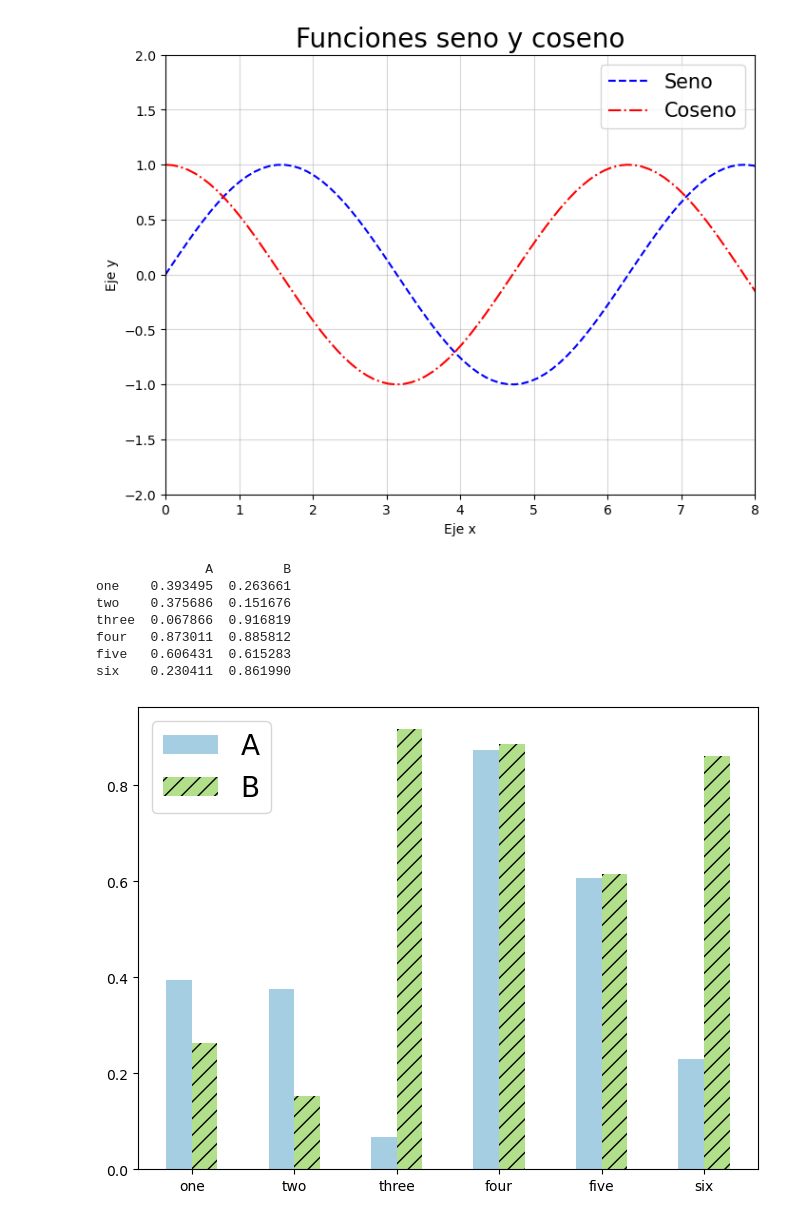
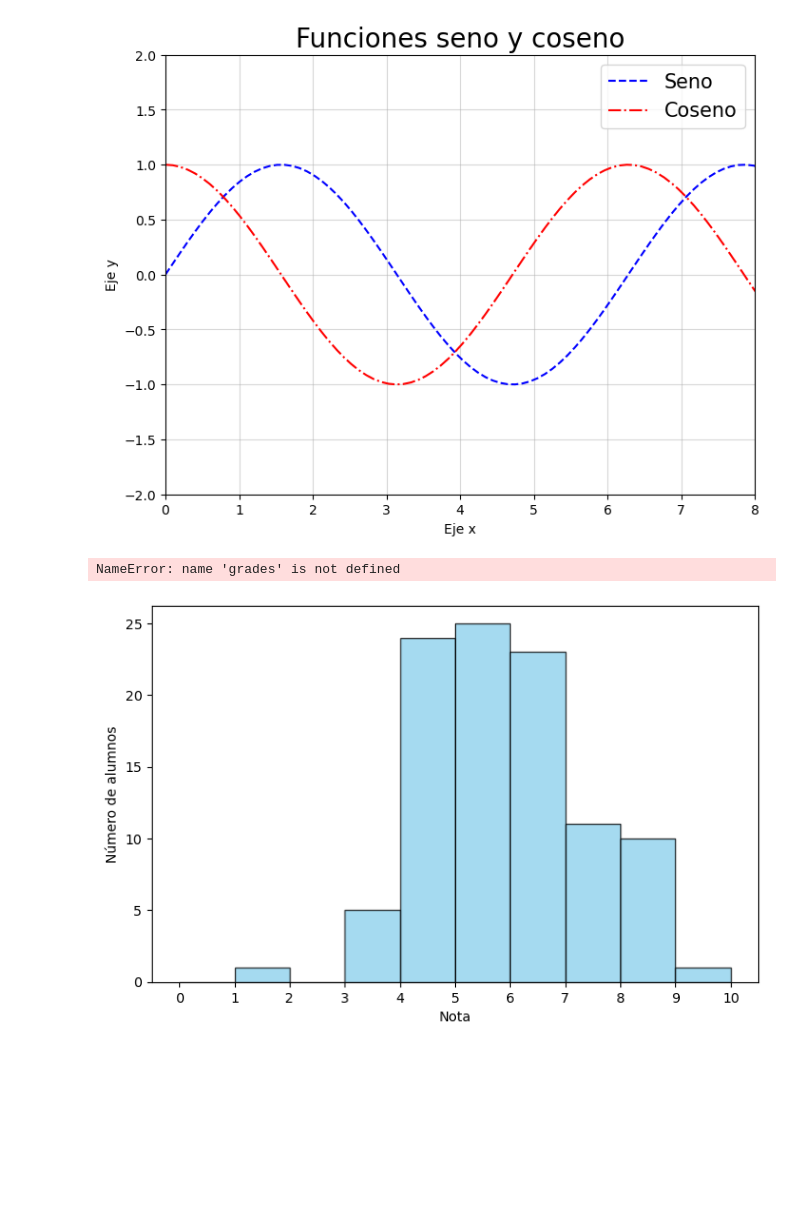
Before and after one commit to xianacarrera/python_course_2025, a Jupyter notebook: pruebas.ipynb, the cells around one changed output. Cells and saved outputs as stored; diff of their text form; code cells hidden in the pictures; blank space fills up the shorter version.

```diff
--- a/pruebas.ipynb
+++ b/pruebas.ipynb
@@ -318,28 +320,22 @@ plt.show()
 # %% [output]
 [figure]
 # %%
-# Generar datos simulados (calificaciones de 200 estudiantes)
-grades = np.random.normal(loc=70, scale=15, size=200)  # Media 70, desviación 15
+# 100 muestras de una distribución normal de media 6 y std 1
+notas = np.random.normal(loc=6, scale=1.5, size=100)
 
 # Crear histograma
 plt.figure(figsize=(8, 5))
-plt.hist(grades, bins=10, color='skyblue', edgecolor='black', alpha=0.75)
+plt.hist(notas, bins=np.arange(0, 11, 1),
+        color='skyblue', edgecolor='black', alpha=0.75)
 
-# Agregar etiquetas y título
-plt.xlabel("Calificación")
-plt.ylabel("Frecuencia")
-plt.title("Distribución de Calificaciones del Examen")
-plt.axvline(np.mean(grades), color='red', linestyle='dashed', linewidth=2, label="Media")
-plt.legend()
+plt.xlabel("Nota")
+plt.ylabel("Número de alumnos")
+plt.xticks(np.arange(0, 11, 1))    # Etiquetas del eje x
+plt.axvline(np.mean(grades), color='purple', linestyle='--',
+        linewidth=2, label="Media")
+plt.legend(fontsize=20, loc="best")
 
-# Mostrar histograma
 plt.show()
 # %% [output]
-              A         B
-one    0.393495  0.263661
-two    0.375686  0.151676
-three  0.067866  0.916819
-four   0.873011  0.885812
-five   0.606431  0.615283
-six    0.230411  0.861990
+NameError: name 'grades' is not defined
-[figure, old version]
+[figure, new version]
```
Also changed, not shown: parts of 10 cells of this notebook, 13 other files.
